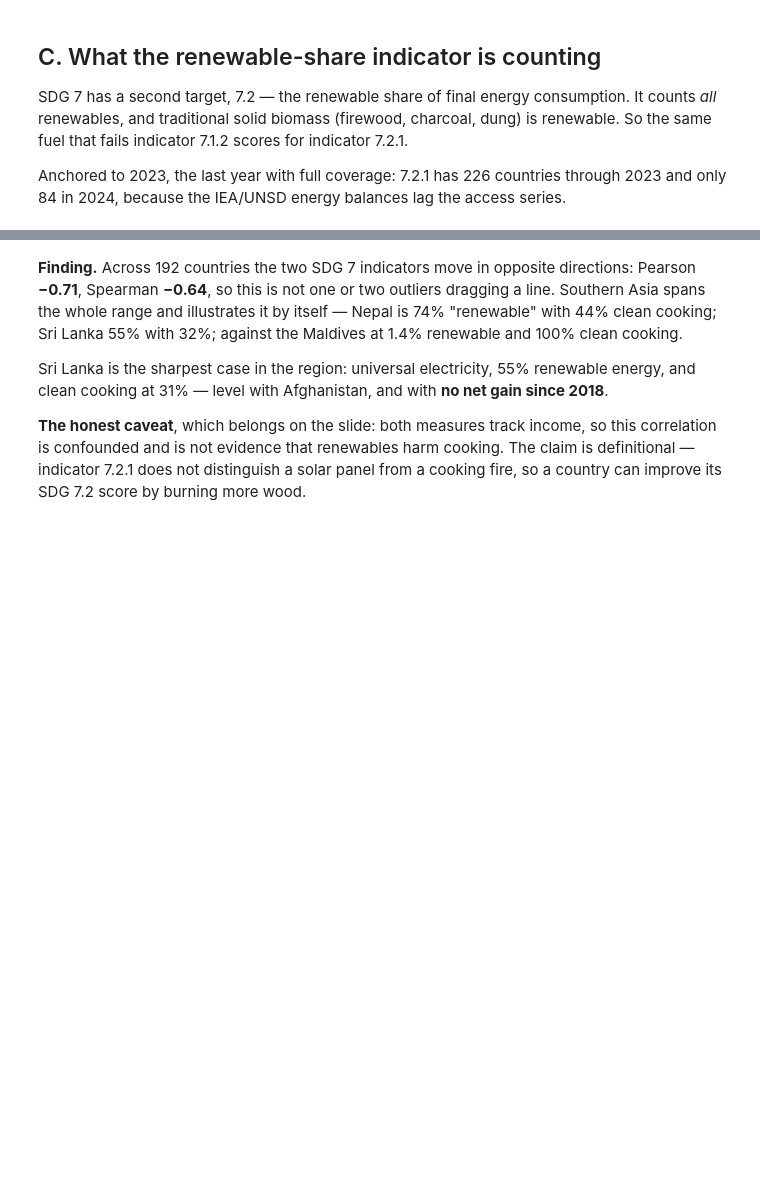
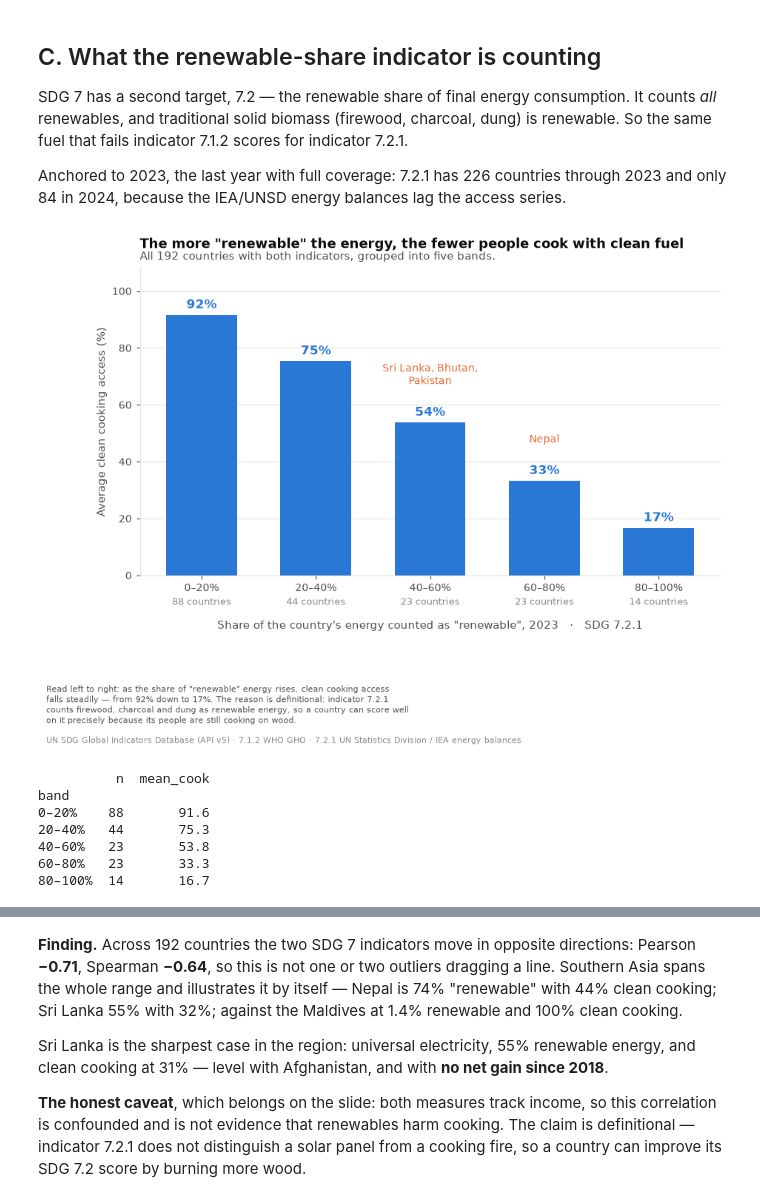
Before and after one commit to suyogshresthaa/iss-data-analytics, a Jupyter notebook: cycle2-sdg7/notebooks/eda.ipynb, the cells around one changed output, grey strips where cells are left out. Drawn from its saved outputs; the diff is of its cells as text; code cells hidden in the pictures; blank space fills up the shorter version.

```diff
--- a/cycle2-sdg7/notebooks/eda.ipynb
+++ b/cycle2-sdg7/notebooks/eda.ipynb
@@ -233,6 +232,61 @@ same fuel that fails indicator 7.1.2 scores for indicator 7.2.1.
 
 Anchored to 2023, the last year with full coverage: 7.2.1 has 226 countries through 2023 and only
 84 in 2024, because the IEA/UNSD energy balances lag the access series.
+# %%
+# The deck figure. The 192-country scatter (next cell) says the same thing, but a cloud
+# of dots has to be studied; grouping the same 192 countries into five bands makes the
+# relationship readable at a glance, which is what a 60-second slide needs.
+bands = [0, 20, 40, 60, 80, 100.01]
+labels = ["0–20%", "20–40%", "40–60%", "60–80%", "80–100%"]
+cross["band"] = pd.cut(cross.renewable_share, bins=bands, labels=labels, right=False)
+grouped = cross.groupby("band", observed=True).agg(
+    n=("country", "size"), mean_cook=("clean_cooking", "mean"))
+
+fig, ax = plt.subplots(figsize=(9.2, 4.9))
+x = np.arange(len(grouped))
+ax.bar(x, grouped.mean_cook, width=0.62, color=BLUE, zorder=3)
+
+for xi, (_, r) in zip(x, grouped.iterrows()):
+    ax.annotate(f"{r.mean_cook:.0f}%", (xi, r.mean_cook), xytext=(0, 6),
+                textcoords="offset points", ha="center", fontsize=11,
+                fontweight="bold", color=BLUE)
+    ax.annotate(f"{int(r.n)} countries", (xi, 0), xytext=(0, -26),
+                textcoords="offset points", ha="center", fontsize=8.5, color=MUTED)
+
+# Where the region sits, so Finding C connects back to Findings A and B.
+for band, who in (("40–60%", "Sri Lanka, Bhutan,\nPakistan"), ("60–80%", "Nepal")):
+    xi = labels.index(band)
+    ax.annotate(who, (xi, grouped.loc[band, "mean_cook"]), xytext=(0, 34),
+                textcoords="offset points", ha="center", fontsize=9, color=ORANGE)
+
+ax.set_xticks(x); ax.set_xticklabels(labels)
+ax.set_ylim(0, 108)
+ax.set_xlabel("Share of the country's energy counted as \"renewable\", 2023   ·   SDG 7.2.1",
+              labelpad=24)
+ax.set_ylabel("Average clean cooking access (%)")
+ax.grid(axis="y"); ax.set_axisbelow(True)
+finish(ax,
+       "The more \"renewable\" the energy, the fewer people cook with clean fuel",
+       "All 192 countries with both indicators, grouped into five bands.",
+       note="Read left to right: as the share of \"renewable\" energy rises, clean cooking access\n"
+            "falls steadily — from 92% down to 17%. The reason is definitional: indicator 7.2.1\n"
+            "counts firewood, charcoal and dung as renewable energy, so a country can score well\n"
+            "on it precisely because its people are still cooking on wood.",
+       source="UN SDG Global Indicators Database (API v5) · 7.1.2 WHO GHO · "
+              "7.2.1 UN Statistics Division / IEA energy balances",
+       foot_y=-0.26)
+plt.savefig(FIGS / "03_renewables_paradox.png"); plt.show()
+
+print(grouped.round(1).to_string())
+# %% [output]
+[figure, added]
+          n  mean_cook
+band
+0–20%    88       91.6
+20–40%   44       75.3
+40–60%   23       53.8
+60–80%   23       33.3
+80–100%  14       16.7
 # %%
 other = cross[~cross.in_southern_asia]
 south = cross[cross.in_southern_asia]
```
Also changed, not shown: parts of 3 cells of this notebook.
